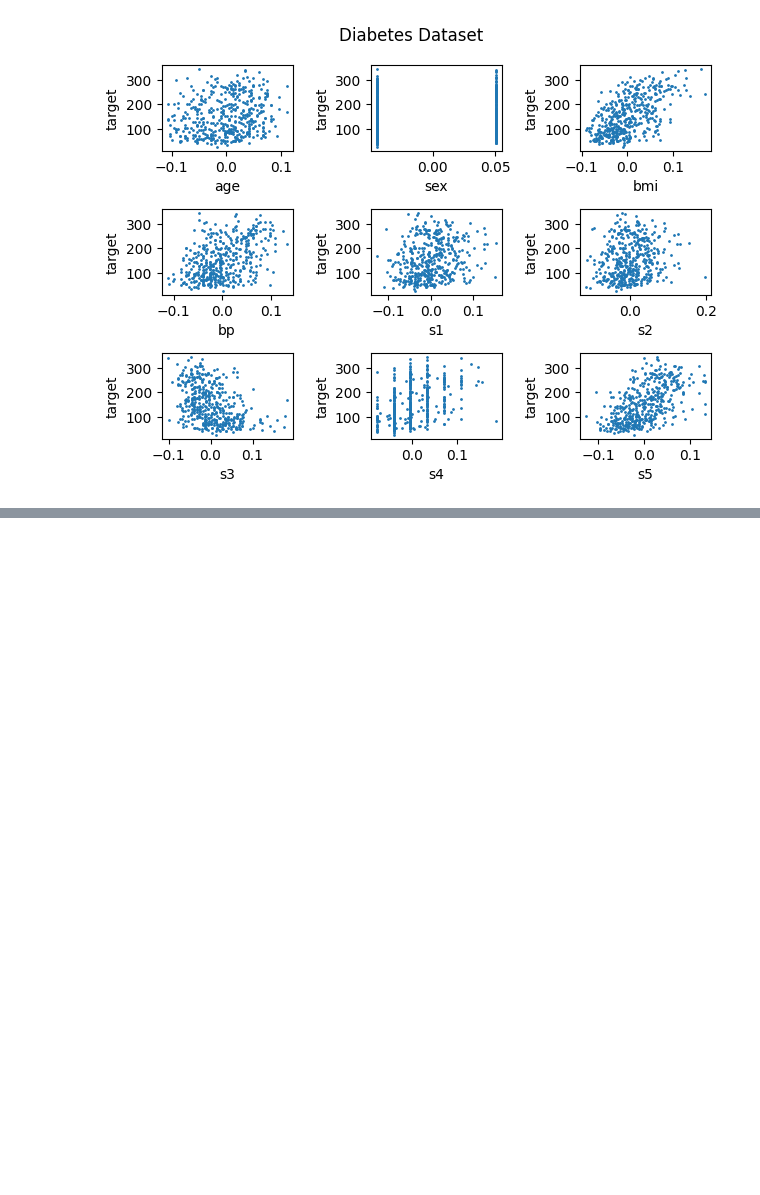
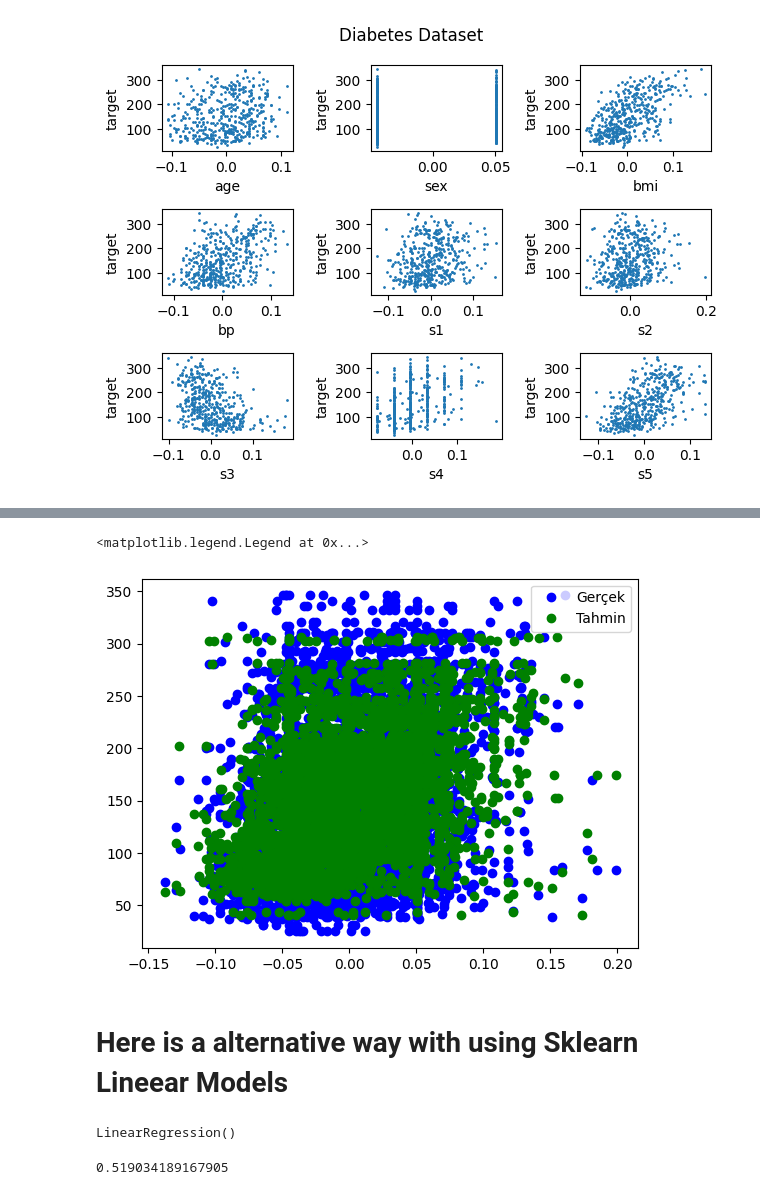
Before and after one commit to alperenkocyigit/MYAZ60_MachineLearning, a Jupyter notebook: week_4/multi_reg_task.ipynb, the cells around one changed output, grey strips where cells are left out. Drawn from its saved outputs; the diff is of its cells as text; code cells hidden in the pictures; blank space fills up the shorter version.

Commit message:
Week 4: Multi Regression: Done

```diff
--- a/week_4/multi_reg_task.ipynb
+++ b/week_4/multi_reg_task.ipynb
@@ -75,0 +169,7 @@ plt.show()
+# %%
+predictions = model.predict(X_test)
+
+test_predicted = model.predict(X)
+
+print(predictions[:5])
+print(y_test[:5])
@@ -75,0 +190,21 @@ plt.show()
+# %%
+plt.plot(X, y, 'bo')
+plt.plot(X, test_predicted, 'go')
+
+plt.legend(handles=[plt.Line2D([], [], color='blue', marker='o', linestyle='None'),
+                    plt.Line2D([], [], color='green', marker='o', linestyle='None')],
+           labels=["Gerçek", "Tahmin"])
+# %% [output]
+<matplotlib.legend.Legend at 0x...>
+[figure, added]
+# %% [markdown]
+# Here is a alternative way with using Sklearn Lineear Models
+# %%
+lm = LinearRegression()
+lm.fit(X_train, y_train)
+# %% [output]
+LinearRegression()
+# %%
+print(lm.score(X_train, y_train))
+# %% [output]
+0.519034189167905
```
Also changed, not shown: parts of 10 cells of this notebook.
